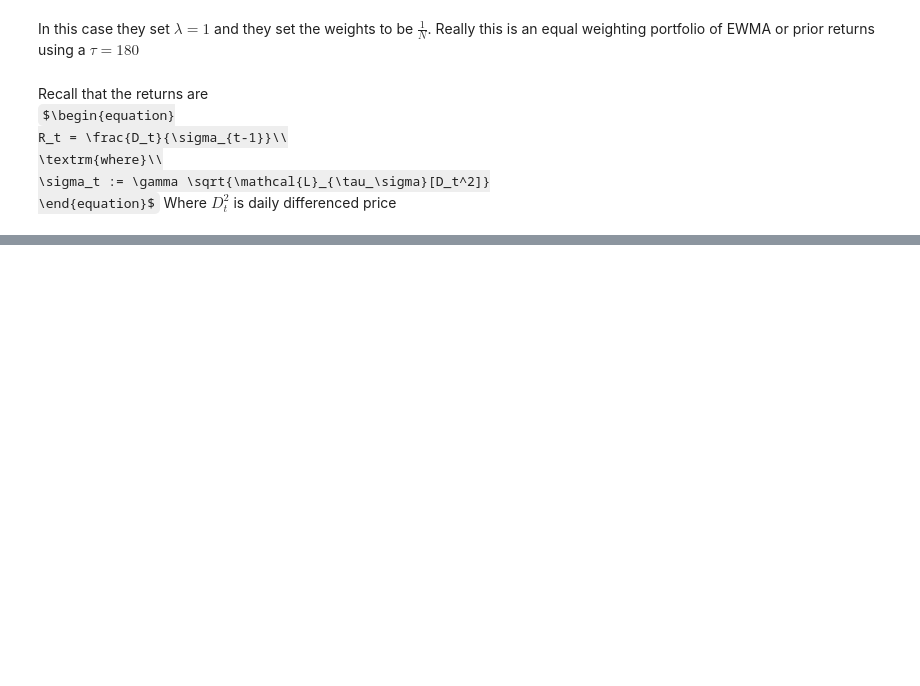
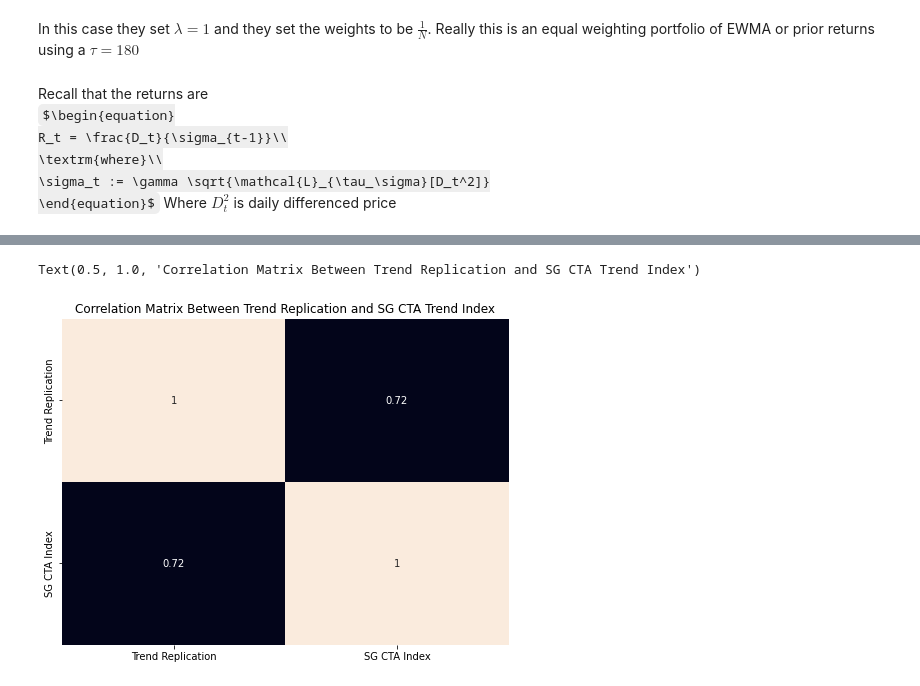
Before and after one commit to diegodalvarez/TrendConvexity, a Jupyter notebook: notebooks/IndexReplication.ipynb, the cells around one changed output, grey strips where cells are left out. Cells and saved outputs as stored; diff of their text form; code cells hidden in the pictures; some formulas as TeX source; blank space fills up the shorter version.

```diff
--- a/notebooks/IndexReplication.ipynb
+++ b/notebooks/IndexReplication.ipynb
@@ -181,0 +77,7 @@ plot_signal_comparison(df_signal)
+# %%
+df_compared_rtn = (df_scaled_tf_rtn.mean(
+    axis = 1).
+    to_frame(name = "hf_rtn").
+    merge(right = df_sg, how = "inner", on = ["date"]).
+    assign(sg_rtn = lambda x: x.PX_LAST.pct_change()).
+    drop(columns = ["PX_LAST"]))
@@ -181,0 +107,16 @@ plot_signal_comparison(df_signal)
+# %%
+fig, ax = plt.subplots(figsize = (8,6))
+
+sns.heatmap(
+    data  = (df_compared_rtn.rename(columns = {
+        "hf_rtn": "Trend Replication",
+        "sg_rtn": "SG CTA Index"}).
+        corr()),
+    cbar  = False,
+    annot = True,
+    ax    = ax)
+
+ax.set_title("Correlation Matrix Between Trend Replication and SG CTA Trend Index")
+# %% [output]
+Text(0.5, 1.0, 'Correlation Matrix Between Trend Replication and SG CTA Trend Index')
+[figure, added]
```
Also changed, not shown: parts of 13 cells of this notebook, 4 other files.
